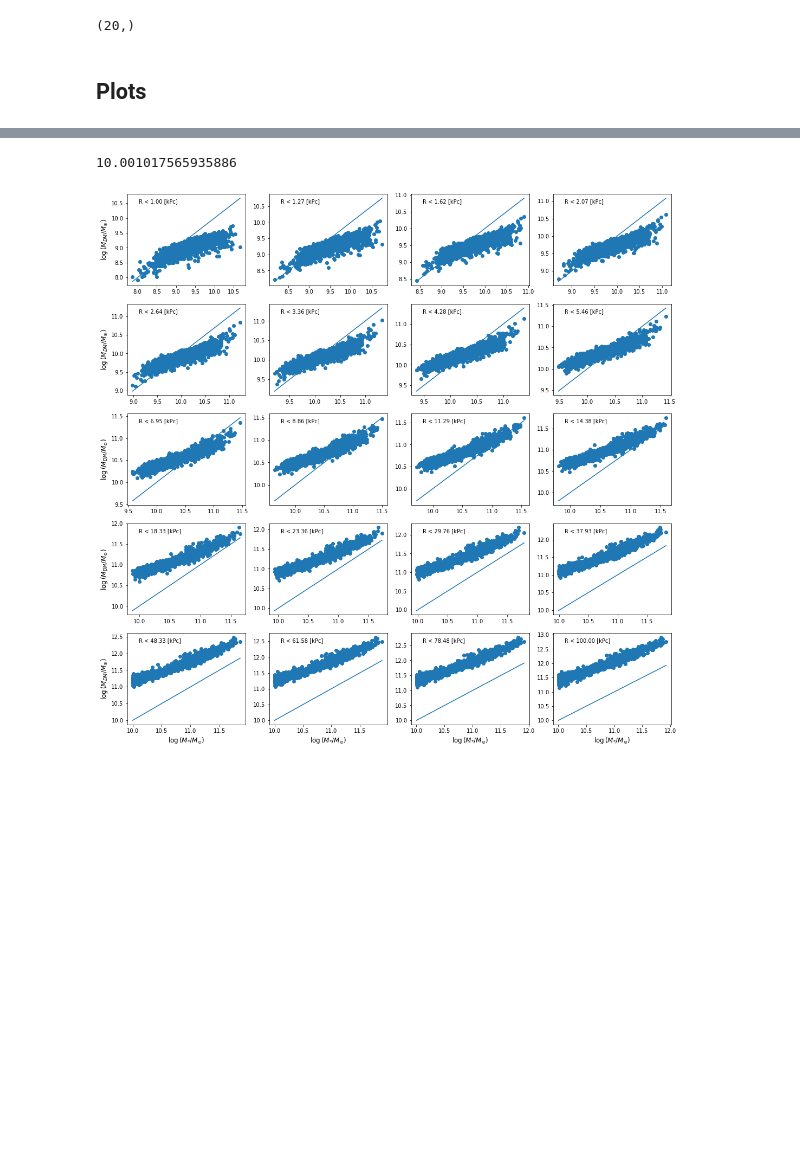
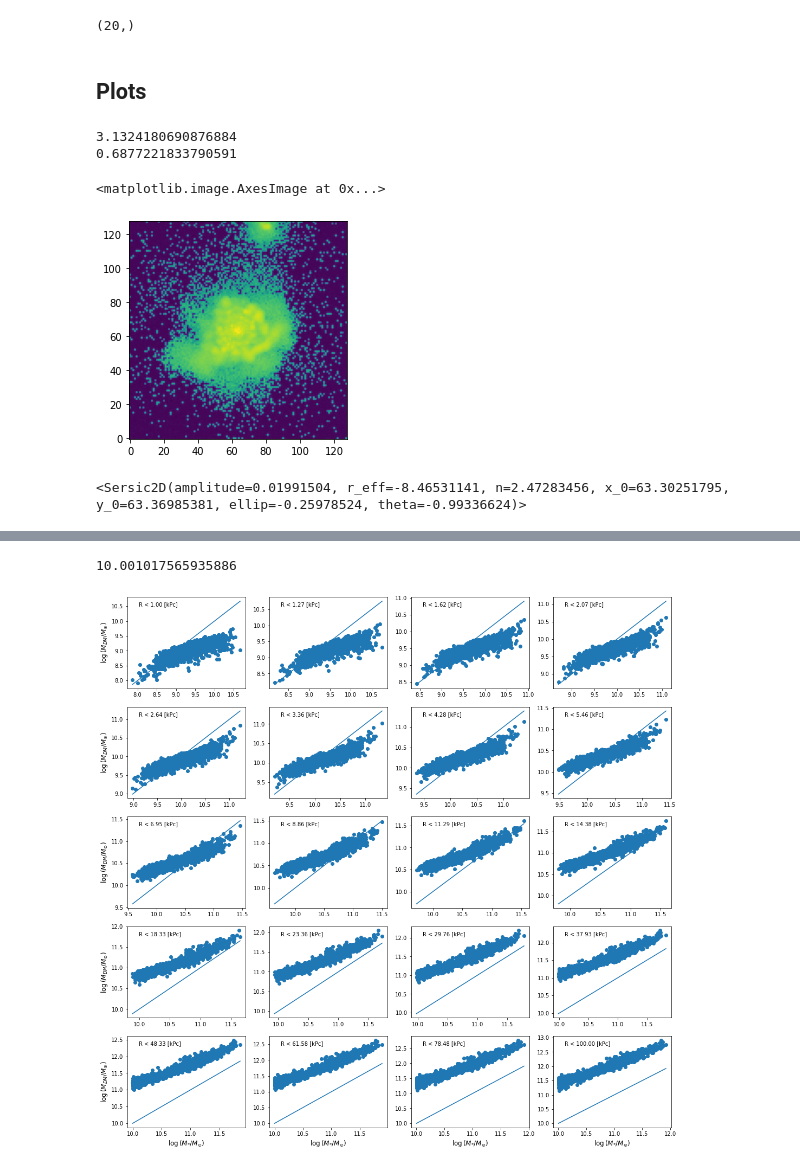
Before and after one commit to Martindelosrios/MaDaMe, a Jupyter notebook: codes/CNNs.ipynb, the cells around one changed output, grey strips where cells are left out. Cells and saved outputs as stored; diff of their text form; code cells hidden in the pictures; blank space fills up the shorter version.

```diff
--- a/codes/CNNs.ipynb
+++ b/codes/CNNs.ipynb
@@ -188,0 +220,12 @@ min_y.shape
+# %%
+print(properties[train_ind[50],13])
+print(properties[train_ind[50],15])
+# %% [output]
+3.1324180690876884
+0.6877221833790591
+# %%
+image_data = x_trainset[50,0,:,:] * (max_x[0] - min_x[0]) + min_x[0]
+plt.imshow(np.log10(image_data), origin='lower')
+# %% [output]
+<matplotlib.image.AxesImage at 0x...>
+[figure, added]
@@ -188,0 +240,4 @@ min_y.shape
+# %%
+sersic_fit
+# %% [output]
+<Sersic2D(amplitude=0.01991504, r_eff=-8.46531141, n=2.47283456, x_0=63.30251795, y_0=63.36985381, ellip=-0.25978524, theta=-0.99336624)>
```
Also changed, not shown: parts of 20 cells of this notebook.
